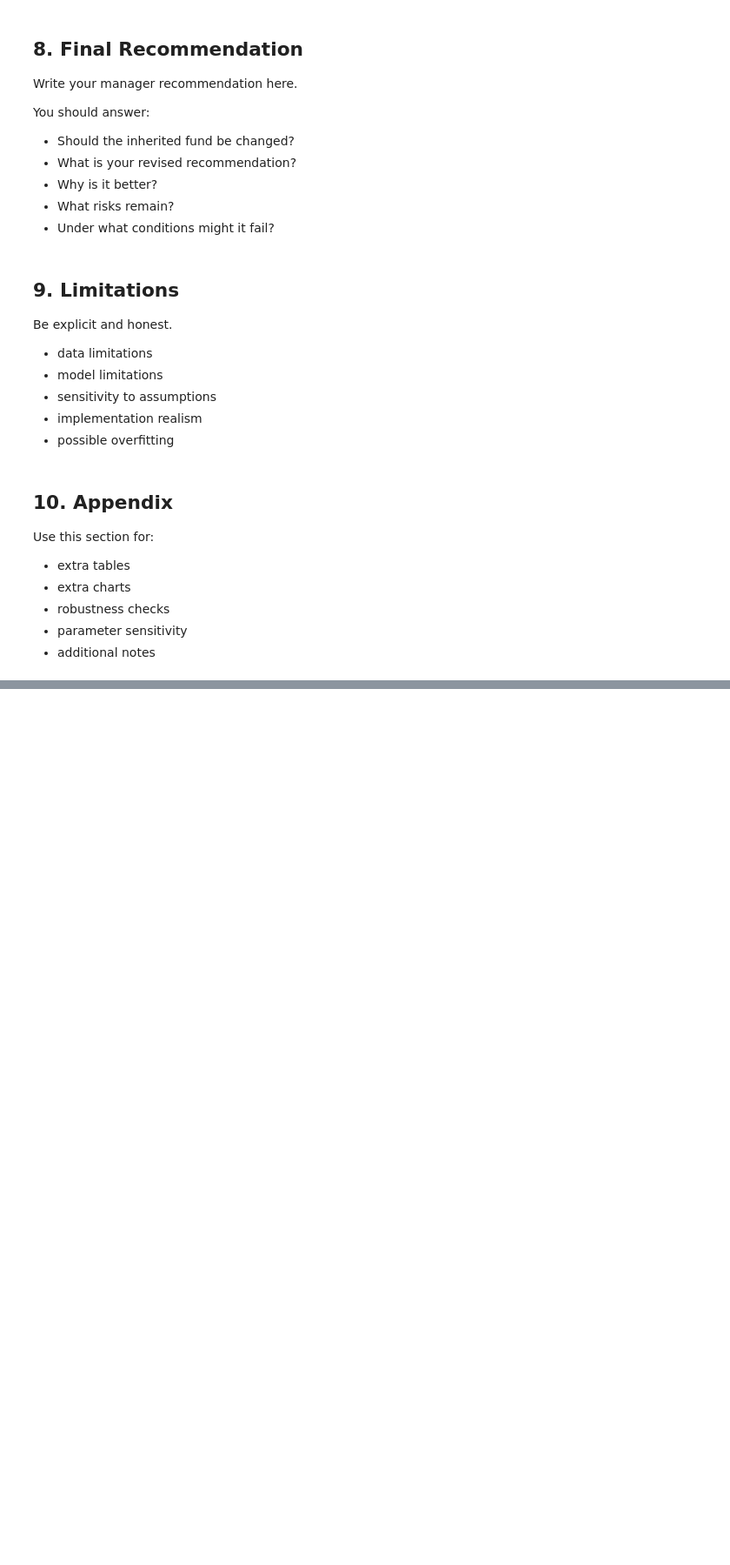
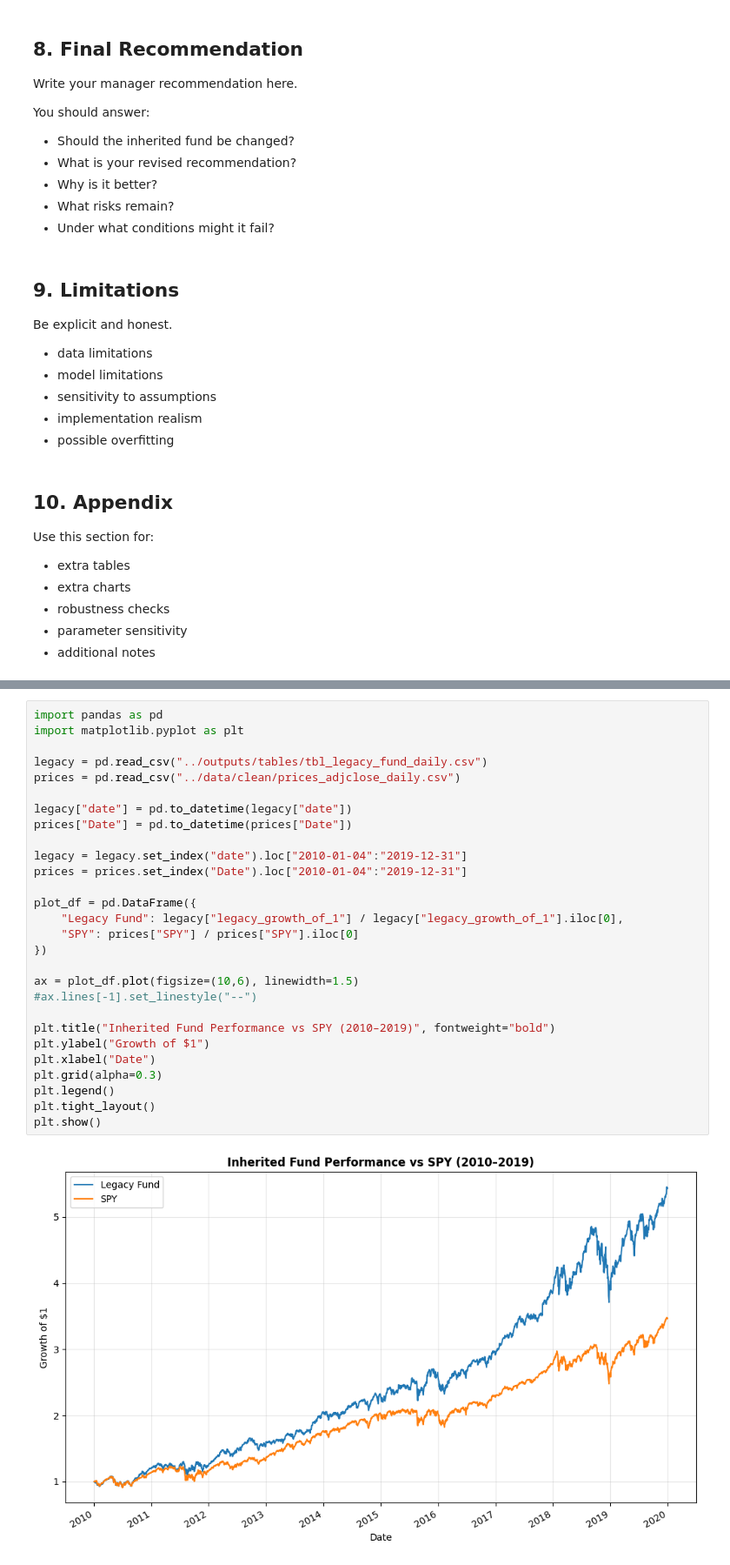
Before and after one commit to beaubarthuly/BFIN491project, a Jupyter notebook: notebooks/capstone_report.ipynb, the cells around one changed output, grey strips where cells are left out. Shown at 87% size. Cells and saved outputs as stored; diff of their text form; blank space fills up the shorter version.

```diff
--- a/notebooks/capstone_report.ipynb
+++ b/notebooks/capstone_report.ipynb
@@ -454,0 +516,30 @@ tables["manifest"].tail()
+# %%
+import pandas as pd
+import matplotlib.pyplot as plt
+
+legacy = pd.read_csv("../outputs/tables/tbl_legacy_fund_daily.csv")
+prices = pd.read_csv("../data/clean/prices_adjclose_daily.csv")
+
+legacy["date"] = pd.to_datetime(legacy["date"])
+prices["Date"] = pd.to_datetime(prices["Date"])
+
+legacy = legacy.set_index("date").loc["2010-01-04":"2019-12-31"]
+prices = prices.set_index("Date").loc["2010-01-04":"2019-12-31"]
+
+plot_df = pd.DataFrame({
+    "Legacy Fund": legacy["legacy_growth_of_1"] / legacy["legacy_growth_of_1"].iloc[0],
+    "SPY": prices["SPY"] / prices["SPY"].iloc[0]
+})
+
+ax = plot_df.plot(figsize=(10,6), linewidth=1.5)
+#ax.lines[-1].set_linestyle("--")
+
+plt.title("Inherited Fund Performance vs SPY (2010–2019)", fontweight="bold")
+plt.ylabel("Growth of $1")
+plt.xlabel("Date")
+plt.grid(alpha=0.3)
+plt.legend()
+plt.tight_layout()
+plt.show()
+# %% [output]
+[figure, added]
```
Also changed, not shown: parts of 19 cells of this notebook, 3 other files.
